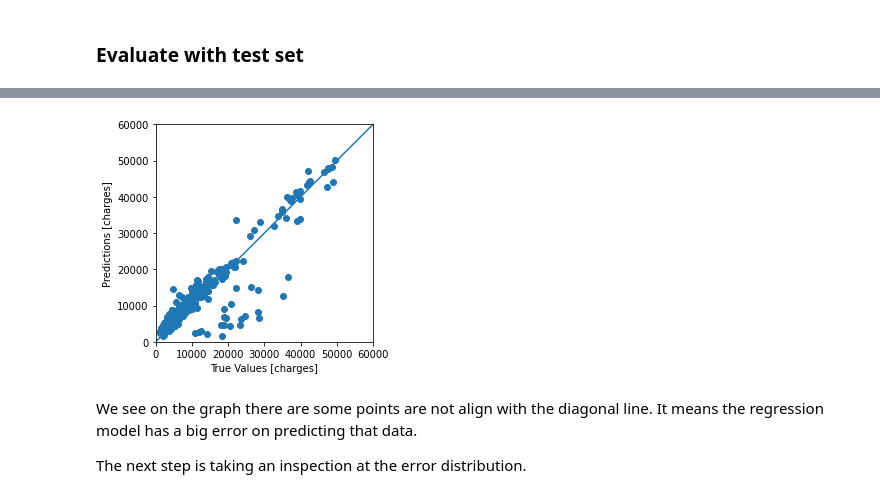
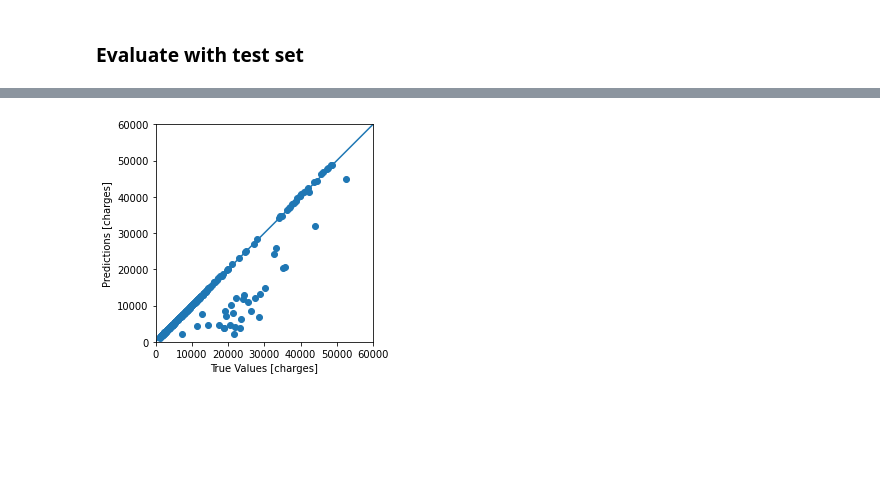
Before and after one commit to LugoBlogger/MLCC-Assignment-05, a Jupyter notebook: medical_cost_forecast.ipynb, the cells around one changed output, grey strips where cells are left out. Drawn from its saved outputs; the diff is of its cells as text; code cells hidden in the pictures; blank space fills up the shorter version.

```diff
--- a/medical_cost_forecast.ipynb
+++ b/medical_cost_forecast.ipynb
@@ -425,10 +530,2 @@ Best parameter -> Adam optimizer with learning rate 0.025
 # %% [markdown]
 ### Evaluate with test set
-# %%
-normed_test_data_np_arr = np.asarray(normed_test_data, dtype=float)
-test_labels_np_arr = np.asarray(test_labels, dtype=float)
-
-loss, mae, mse = reg_model.evaluate(normed_test_data_np_arr, test_labels_np_arr,
-                                    verbose=2)
-
-print("Testing set Mean Abs Error: {:5.2f} (charges)".format(mae))
@@ -591,8 +531,0 @@ The next step, we want to see how well that regression model generalizes the `te
-# %%
-normed_test_data_np_arr = np.asarray(normed_test_data, dtype=float)
-test_labels_np_arr = np.asarray(test_labels, dtype=float)
-
-loss, mae, mse = reg_model.evaluate(normed_test_data_np_arr, test_labels_np_arr,
-                                    verbose=2)
-
-print("Testing set Mean Abs Error: {:5.2f} (charges)".format(mae))
@@ -605,0 +534,10 @@ Finally, we predict the charges of medical cost using data in the testing set.
+# %%
+mae_log ,mse_log = [], []
+
+for train_features, train_target, validation_features, validation_target in train_val_split:
+
+  mlp = multilayer_perceptron(train_features.shape[1], .025, 'adam', 0.01, 0)
+  model, history = train_model(mlp, train_features, train_target, 4000)
+  loss, mae, mse = model.evaluate(validation_features, validation_target, verbose=0)
+  mae_log.append(mae)
+  mse_log.append(mse)
@@ -605,0 +569,5 @@ Finally, we predict the charges of medical cost using data in the testing set.
+# %%
+test_target = target[normed_test_features.index]
+loss, mae, mse = model.evaluate(normed_test_features, test_target)
+
+print("MAE for testing set =  {:5.2f} (charges)".format(mae))
@@ -606,20 +577,16 @@ Finally, we predict the charges of medical cost using data in the testing set.
 # %%
-test_predictions = reg_model.predict(normed_test_data_np_arr).flatten()
+test_predictions = model.predict(normed_test_features).flatten()
 
 a = plt.axes(aspect='equal')
 
-plt.scatter(test_labels, test_predictions)
+plt.scatter(test_target, test_predictions)
 
 plt.xlabel('True Values [charges]')
 plt.ylabel('Predictions [charges]')
 lims = [0, 6e4]
 plt.xlim(lims)
 plt.ylim(lims)
 
 _ = plt.plot(lims, lims)
 # %% [output]
-[figure, old version]
+[figure, new version]
-# %% [markdown]
-We see on the graph there are some points are not align with the diagonal line. It means the regression model has a big error on predicting that data.
-
-The next step is taking an inspection at the error distribution.
```
Also changed, not shown: parts of 43 cells of this notebook.
